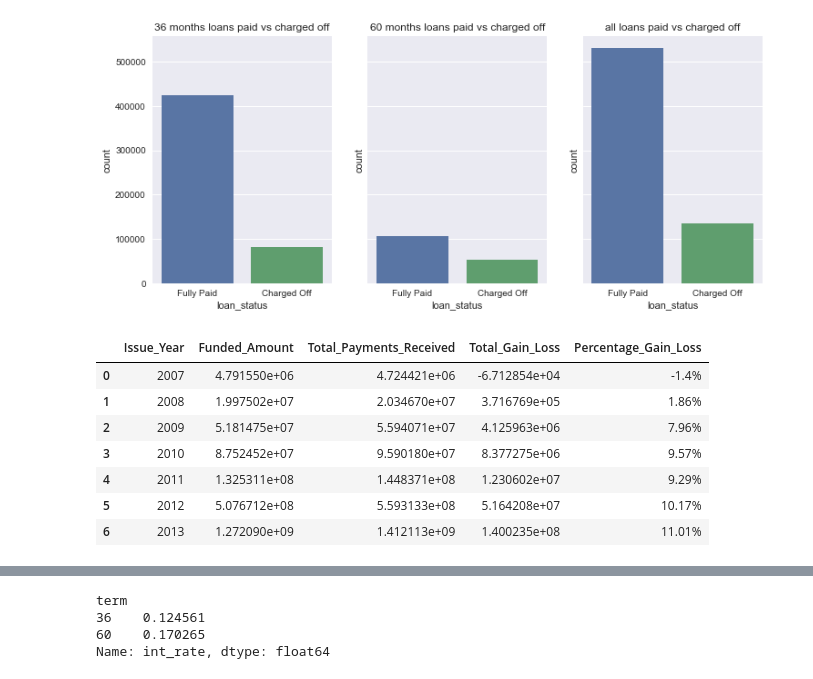
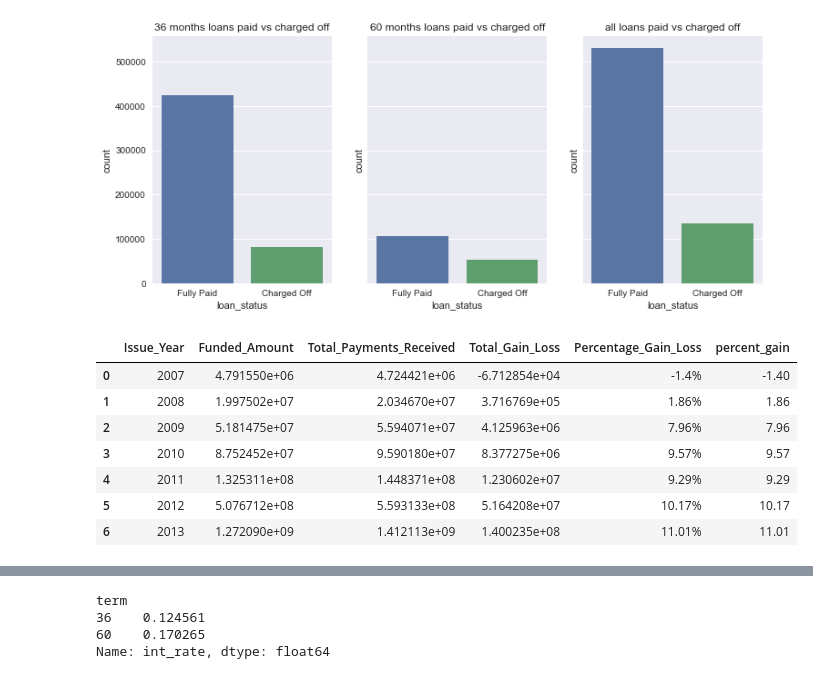
Before and after one commit to petehwu/LendingClub.com-Loan-Analysis, a Jupyter notebook: ipynb_final/Capstone_EDA_09092017.ipynb, the cells around one changed output, grey strips where cells are left out. Drawn from its saved outputs; the diff is of its cells as text; code cells hidden in the pictures.

```diff
--- a/ipynb_final/Capstone_EDA_09092017.ipynb
+++ b/ipynb_final/Capstone_EDA_09092017.ipynb
@@ -90,19 +90,20 @@ Overall Loans Default Percentage: 20.21%
 # %%
 #36 months loan
 mask = (df['term']==36) & (df['issue_d']<2014)
-temp = pd.DataFrame(df[mask].groupby(['issue_d'])['funded_amnt','total_pymnt'].sum())
-temp['total_gain_loss']= temp['total_pymnt'] - temp['funded_amnt']
-temp['percentage_gain_loss']= ((temp['total_gain_loss']/temp['funded_amnt']) * 100).round(2)
-temp['percentage_gain_loss']=temp['percentage_gain_loss'].astype(str) + "%"
-temp.reset_index(inplace = True)
-temp.columns = ['Issue_Year', 'Funded_Amount', 'Total_Payments_Received', 'Total_Gain_Loss', 'Percentage_Gain_Loss']
-temp
+month36 = pd.DataFrame(df[mask].groupby(['issue_d'])['funded_amnt','total_pymnt'].sum())
+month36['total_gain_loss']= month36['total_pymnt'] - month36['funded_amnt']
+month36['percentage_gain_loss']= ((month36['total_gain_loss']/month36['funded_amnt']) * 100).round(2)
+month36['percentage_gain_loss']=month36['percentage_gain_loss'].astype(str) + "%"
+month36.reset_index(inplace = True)
+month36.columns = ['Issue_Year', 'Funded_Amount', 'Total_Payments_Received', 'Total_Gain_Loss', 'Percentage_Gain_Loss']
+month36['percent_gain'] = month36['Percentage_Gain_Loss'].str.split('%').str[0].astype(float)
+month36
 # %% [output]
-|  | Issue_Year | Funded_Amount | Total_Payments_Received | Total_Gain_Loss | Percentage_Gain_Loss |
-| 0 | 2007 | 4.791550e+06 | 4.724421e+06 | -6.712854e+04 | -1.4% |
-| 1 | 2008 | 1.997502e+07 | 2.034670e+07 | 3.716769e+05 | 1.86% |
-| 2 | 2009 | 5.181475e+07 | 5.594071e+07 | 4.125963e+06 | 7.96% |
-| 3 | 2010 | 8.752452e+07 | 9.590180e+07 | 8.377275e+06 | 9.57% |
-| 4 | 2011 | 1.325311e+08 | 1.448371e+08 | 1.230602e+07 | 9.29% |
-| 5 | 2012 | 5.076712e+08 | 5.593133e+08 | 5.164208e+07 | 10.17% |
-| 6 | 2013 | 1.272090e+09 | 1.412113e+09 | 1.400235e+08 | 11.01% |
+|  | Issue_Year | Funded_Amount | Total_Payments_Received | Total_Gain_Loss | Percentage_Gain_Loss | percent_gain |
+| 0 | 2007 | 4.791550e+06 | 4.724421e+06 | -6.712854e+04 | -1.4% | -1.40 |
+| 1 | 2008 | 1.997502e+07 | 2.034670e+07 | 3.716769e+05 | 1.86% | 1.86 |
+| 2 | 2009 | 5.181475e+07 | 5.594071e+07 | 4.125963e+06 | 7.96% | 7.96 |
+| 3 | 2010 | 8.752452e+07 | 9.590180e+07 | 8.377275e+06 | 9.57% | 9.57 |
+| 4 | 2011 | 1.325311e+08 | 1.448371e+08 | 1.230602e+07 | 9.29% | 9.29 |
+| 5 | 2012 | 5.076712e+08 | 5.593133e+08 | 5.164208e+07 | 10.17% | 10.17 |
+| 6 | 2013 | 1.272090e+09 | 1.412113e+09 | 1.400235e+08 | 11.01% | 11.01 |
```
Also changed, not shown: parts of 33 cells of this notebook.
